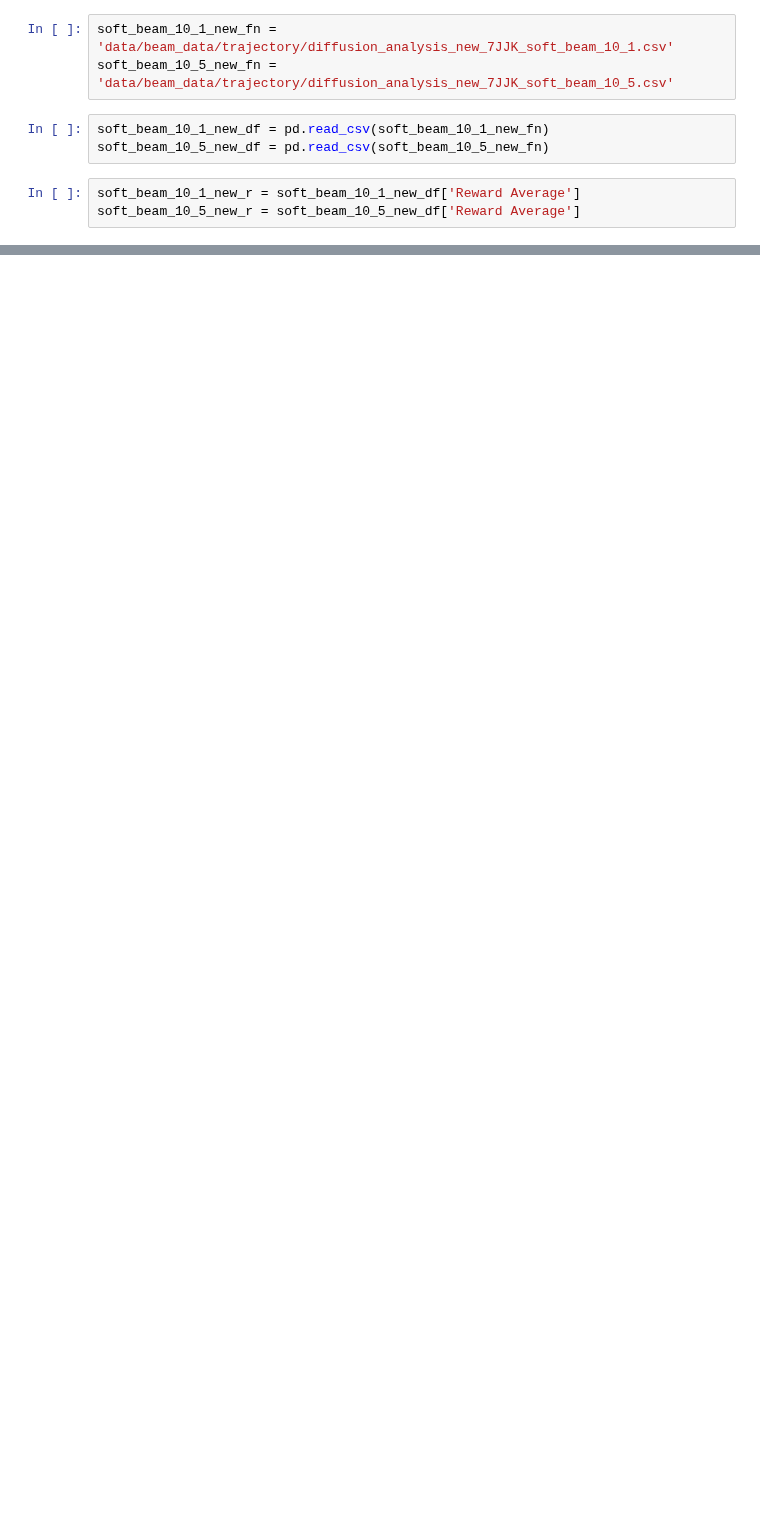
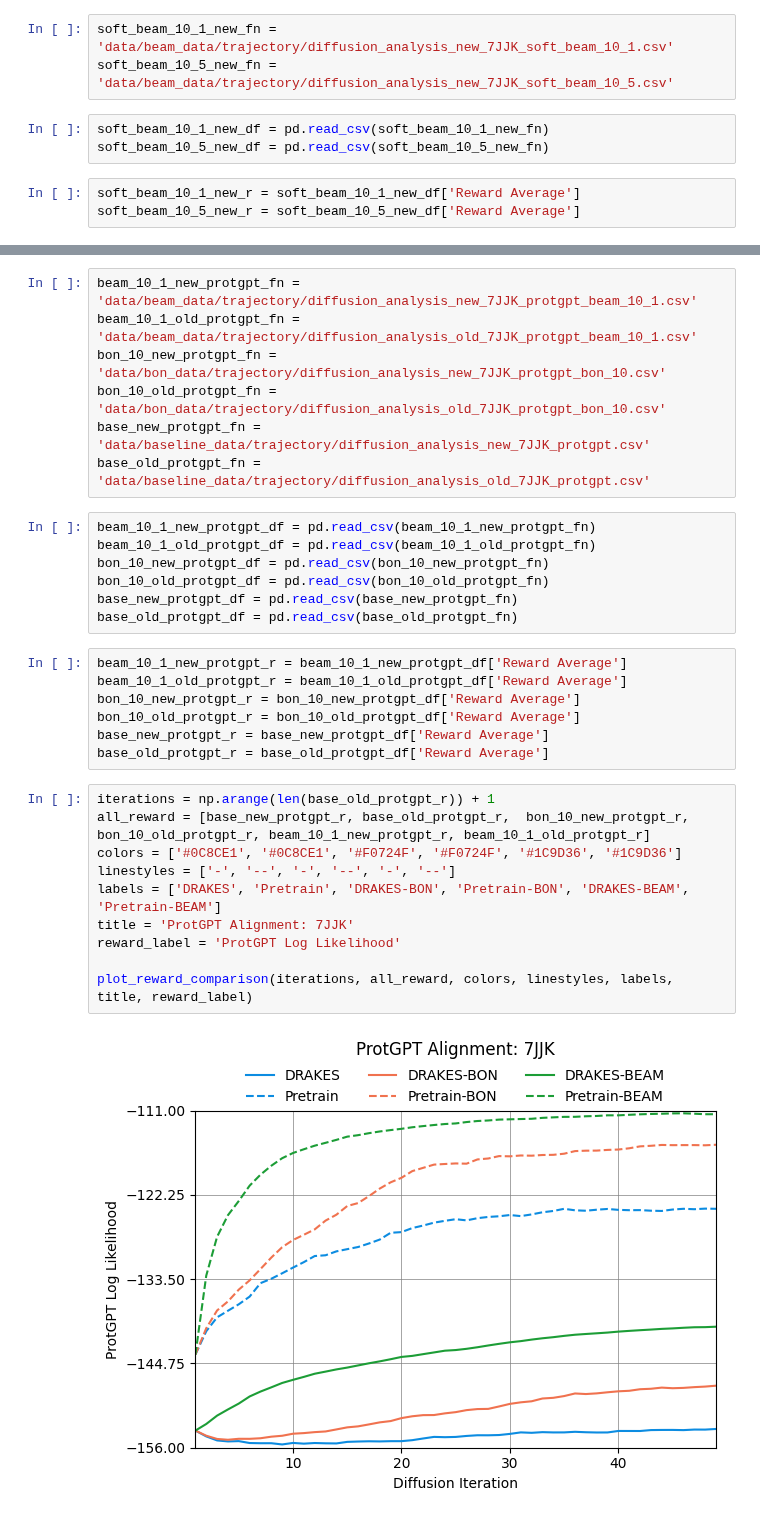
Before and after one commit to shainotshy1/BLISS_Experiments, a Jupyter notebook: DRAKES/analyze_new_trajectories.ipynb, the cells around one changed output, grey strips where cells are left out. Cells and saved outputs as stored; diff of their text form; blank space fills up the shorter version.

```diff
--- a/DRAKES/analyze_new_trajectories.ipynb
+++ b/DRAKES/analyze_new_trajectories.ipynb
@@ -83,0 +87,33 @@ plot_reward_comparison(iterations, all_reward, colors, linestyles, labels, title
+# %%
+beam_10_1_new_protgpt_fn = 'data/beam_data/trajectory/diffusion_analysis_new_7JJK_protgpt_beam_10_1.csv'
+beam_10_1_old_protgpt_fn = 'data/beam_data/trajectory/diffusion_analysis_old_7JJK_protgpt_beam_10_1.csv'
+bon_10_new_protgpt_fn = 'data/bon_data/trajectory/diffusion_analysis_new_7JJK_protgpt_bon_10.csv'
+bon_10_old_protgpt_fn = 'data/bon_data/trajectory/diffusion_analysis_old_7JJK_protgpt_bon_10.csv'
+base_new_protgpt_fn = 'data/baseline_data/trajectory/diffusion_analysis_new_7JJK_protgpt.csv'
+base_old_protgpt_fn = 'data/baseline_data/trajectory/diffusion_analysis_old_7JJK_protgpt.csv'
+# %%
+beam_10_1_new_protgpt_df = pd.read_csv(beam_10_1_new_protgpt_fn)
+beam_10_1_old_protgpt_df = pd.read_csv(beam_10_1_old_protgpt_fn)
+bon_10_new_protgpt_df = pd.read_csv(bon_10_new_protgpt_fn)
+bon_10_old_protgpt_df = pd.read_csv(bon_10_old_protgpt_fn)
+base_new_protgpt_df = pd.read_csv(base_new_protgpt_fn)
+base_old_protgpt_df = pd.read_csv(base_old_protgpt_fn)
+# %%
+beam_10_1_new_protgpt_r = beam_10_1_new_protgpt_df['Reward Average']
+beam_10_1_old_protgpt_r = beam_10_1_old_protgpt_df['Reward Average']
+bon_10_new_protgpt_r = bon_10_new_protgpt_df['Reward Average']
+bon_10_old_protgpt_r = bon_10_old_protgpt_df['Reward Average']
+base_new_protgpt_r = base_new_protgpt_df['Reward Average']
+base_old_protgpt_r = base_old_protgpt_df['Reward Average']
+# %%
+iterations = np.arange(len(base_old_protgpt_r)) + 1
+all_reward = [base_new_protgpt_r, base_old_protgpt_r,  bon_10_new_protgpt_r, bon_10_old_protgpt_r, beam_10_1_new_protgpt_r, beam_10_1_old_protgpt_r]
+colors = ['#0C8CE1', '#0C8CE1', '#F0724F', '#F0724F', '#1C9D36', '#1C9D36']
+linestyles = ['-', '--', '-', '--', '-', '--']
+labels = ['DRAKES', 'Pretrain', 'DRAKES-BON', 'Pretrain-BON', 'DRAKES-BEAM', 'Pretrain-BEAM']
+title = 'ProtGPT Alignment: 7JJK'
+reward_label = 'ProtGPT Log Likelihood'
+
+plot_reward_comparison(iterations, all_reward, colors, linestyles, labels, title, reward_label)
+# %% [output]
+[figure, added]
```
Also changed, not shown: parts of 3 cells of this notebook, 13 other files.
